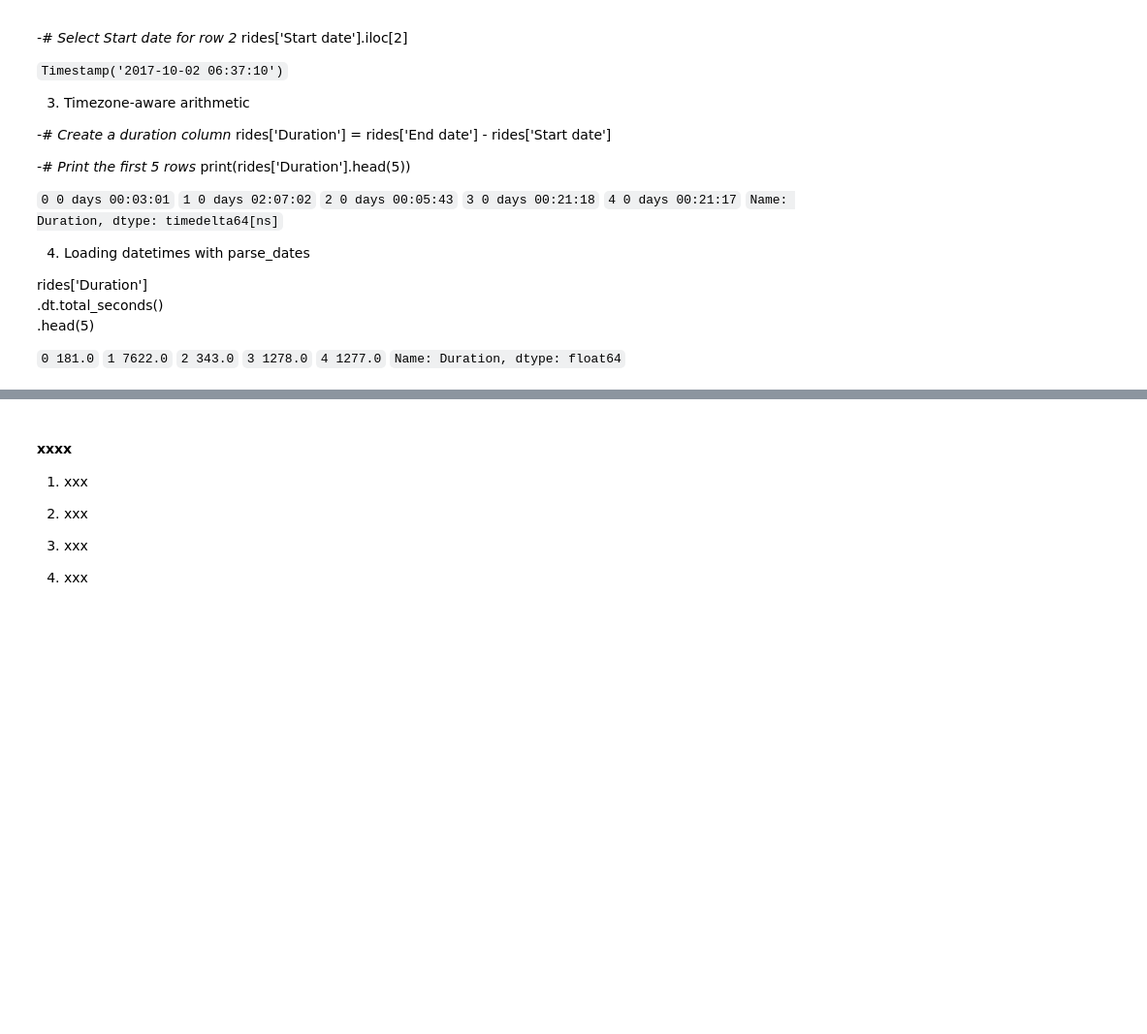
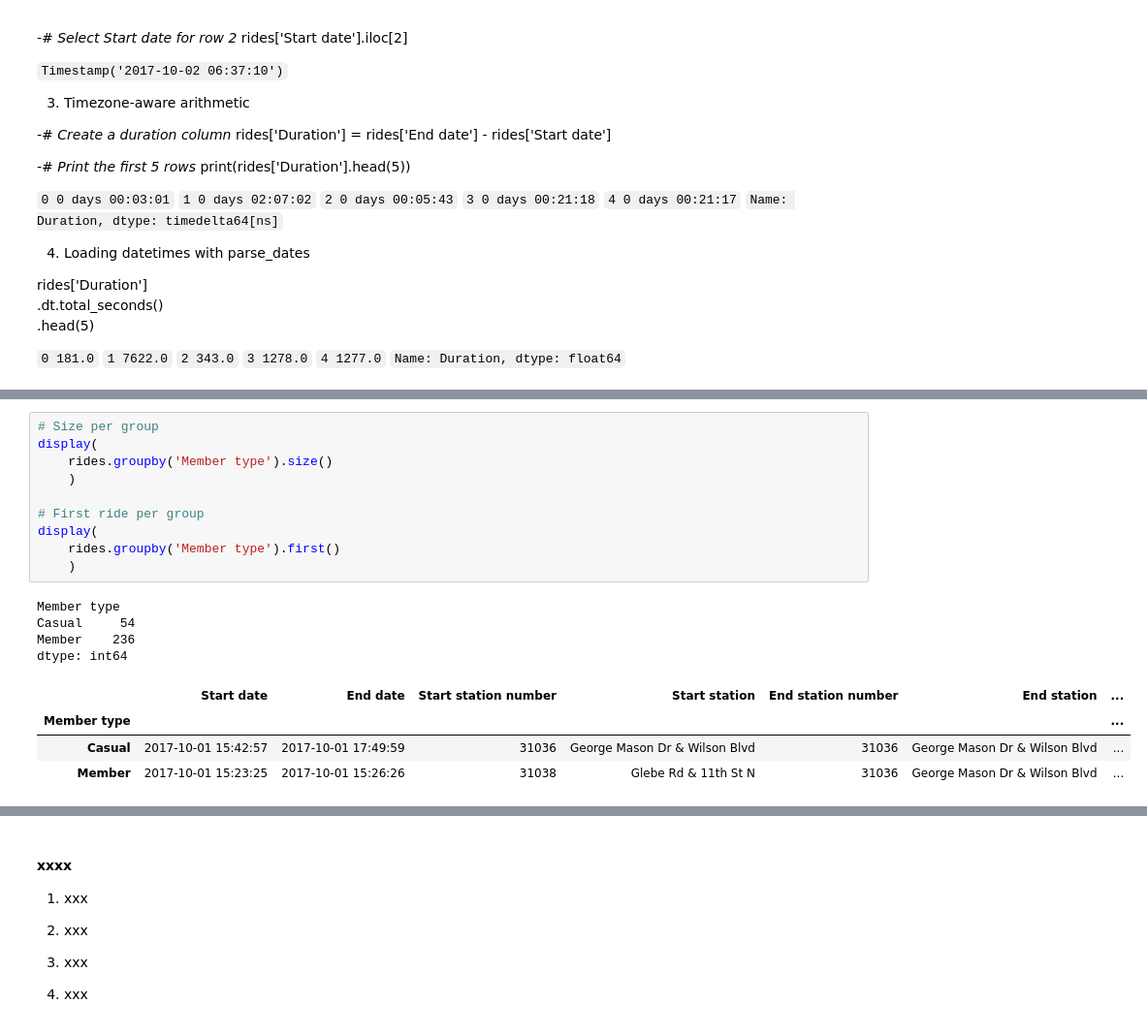
Before and after one commit to mcabas/Datacamp_Notebook, a Jupyter notebook: DataCamp.Course_051_Working with Dates and Times in Python.ipynb, the cells around one changed output, grey strips where cells are left out. Shown at 97% size. Saved outputs shown, nothing was run; the diff lists cells and outputs as text; blank space fills up the shorter version.

```diff
--- a/DataCamp.Course_051_Working with Dates and Times in Python.ipynb
+++ b/DataCamp.Course_051_Working with Dates and Times in Python.ipynb
@@ -2077,0 +2202,19 @@ rides['Duration']\
+# %%
+# Size per group
+display(
+    rides.groupby('Member type').size()
+    )
+
+# First ride per group
+display(
+    rides.groupby('Member type').first()
+    )
+# %% [output]
+Member type
+Casual     54
+Member    236
+dtype: int64
+|  | Start date | End date | Start station number | Start station | End station number | End station | ... |
+| Member type |  |  |  |  |  |  | ... |
+| Casual | 2017-10-01 15:42:57 | 2017-10-01 17:49:59 | 31036 | George Mason Dr & Wilson Blvd | 31036 | George Mason Dr & Wilson Blvd | ... |
+| Member | 2017-10-01 15:23:25 | 2017-10-01 15:26:26 | 31038 | Glebe Rd & 11th St N | 31036 | George Mason Dr & Wilson Blvd | ... |
```
Also changed, not shown: parts of 14 cells of this notebook.
